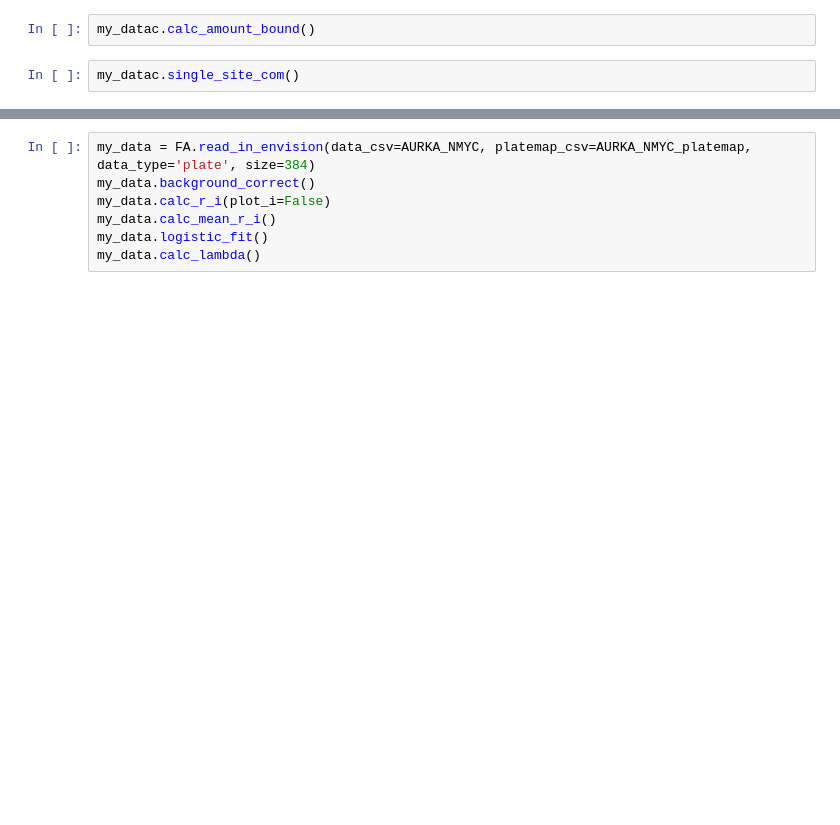
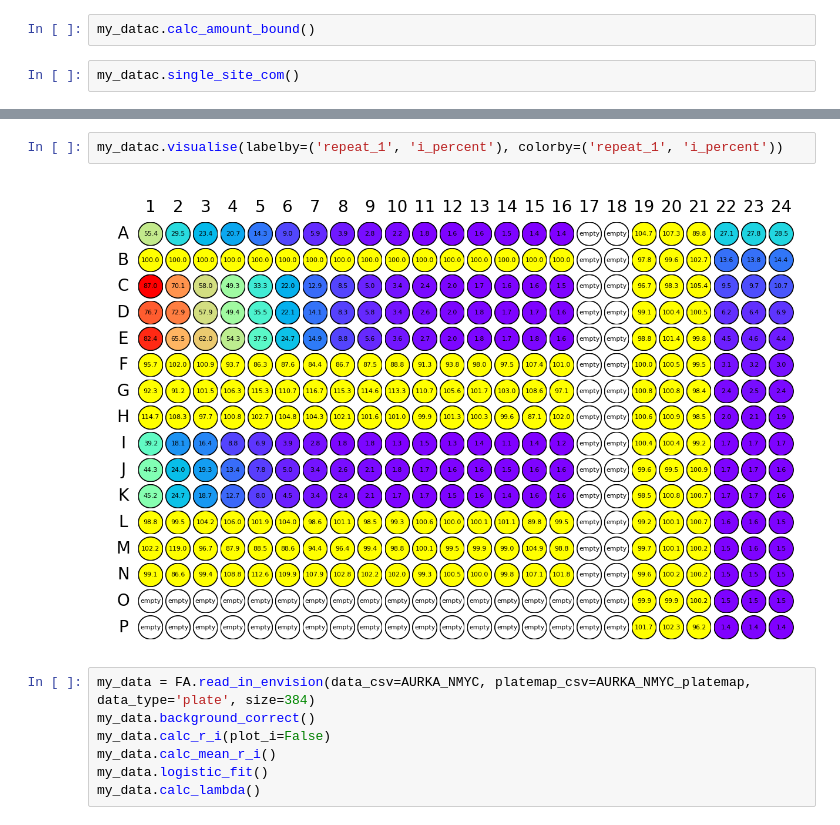
Before and after one commit to mariuszlas/Fluorescence-Anisotropy-Analysis-Development, a Jupyter notebook: fluorescenceanisotropy/fluores_anisotropy.ipynb, the cells around one changed output, grey strips where cells are left out. Cells and saved outputs as stored; diff of their text form; blank space fills up the shorter version.

```diff
--- a/fluorescenceanisotropy/fluores_anisotropy.ipynb
+++ b/fluorescenceanisotropy/fluores_anisotropy.ipynb
@@ -1719,3 +1741,7 @@ my_datac.data_dict['repeat_1']['data']['fit_params_comp']
+# %%
+my_datac.visualise(labelby=('repeat_1', 'i_percent'), colorby=('repeat_1', 'i_percent'))
+# %% [output]
+[figure, added]
 # %%
 my_data = FA.read_in_envision(data_csv=AURKA_NMYC, platemap_csv=AURKA_NMYC_platemap, data_type='plate', size=384)
 my_data.background_correct()
```
Also changed, not shown: parts of 7 cells of this notebook.
